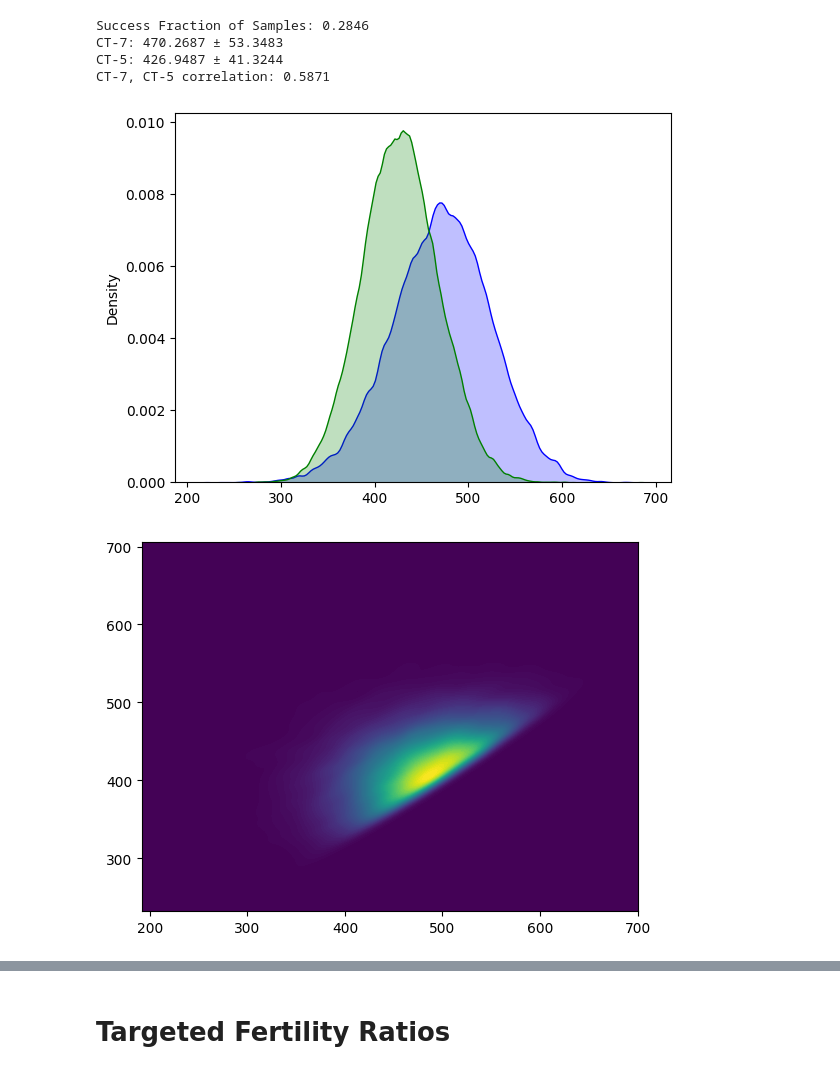
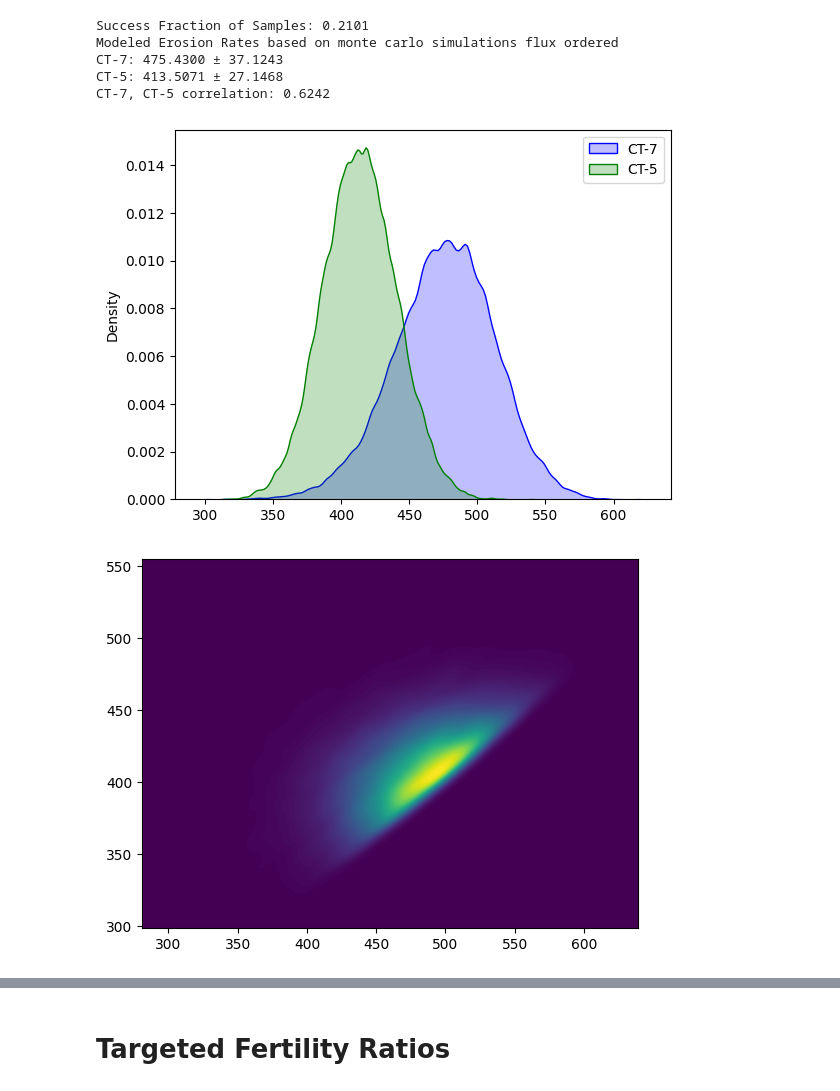
Before and after one commit to glong1321/AndesTG, a Jupyter notebook: Mataquito/Mataquito_quartz_fertilities.ipynb, the cells around one changed output, grey strips where cells are left out. Cells and saved outputs as stored; diff of their text form; code cells hidden in the pictures.

```diff
--- a/Mataquito/Mataquito_quartz_fertilities.ipynb
+++ b/Mataquito/Mataquito_quartz_fertilities.ipynb
@@ -10,0 +57,6 @@ PR = np.array([20.2808125, 13.03263, 5.5128125, 14.3338, 18.1116, 14.672775, 20.
+# %%
+# Load your Excel file into a DataFrame
+df = pd.read_excel('/Users/Glong1/Desktop/Andes/AndesTG/Mataquito/MataquitoSampleData.xlsx')
+
+# Print the DataFrame to display its contents
+print(df)
@@ -28,33 +170,29 @@ CT-2: 94.7823 ± 12.3430
 # %%
-# CT-7 and CT-5:
-
-number_samples = 100000
-
-CT_7_samples = np.random.normal(ER[6], ERU[6], number_samples)
-CT_5_samples = np.random.normal(ER[4], ERU[4], number_samples)
-
-flux_7 = WA[6] * CT_7_samples
-flux_5 = WA[4] * CT_5_samples
-
+np.random.seed(17)
+# Flux ordering CT-7 and CT-5:
+flux_7 = df.loc[6, 'Source_Area'] * CT_7_samples
+flux_5 = df.loc[4, 'Source_Area'] * CT_5_samples
 i1 = np.where(flux_5 > flux_7)
 
 plt.figure()
-
-sns.kdeplot(CT_7_samples[i1], bw_adjust=.5, fill=True, color="blue")
-sns.kdeplot(CT_5_samples[i1], bw_adjust=.5, fill=True, color="green")
+sns.kdeplot(CT_7_samples[i1], bw_adjust=.5, fill=True, color="blue", label="CT-7")
+sns.kdeplot(CT_5_samples[i1], bw_adjust=.5, fill=True, color="green", label="CT-5")
+plt.legend()
 
 plt.figure()
 sns.kdeplot(x=CT_7_samples[i1], y=CT_5_samples[i1], fill=True, thresh=0, levels=100, cmap="viridis")
 
 print("Success Fraction of Samples: {0:6.4f}".format(i1[0].size / number_samples))
+print("Modeled Erosion Rates based on monte carlo simulations flux ordered")
 print("CT-7: {0:6.4f} ± {1:6.4f}".format(np.mean(CT_7_samples[i1]), np.std(CT_7_samples[i1])))
 print("CT-5: {0:6.4f} ± {1:6.4f}".format(np.mean(CT_5_samples[i1]), np.std(CT_5_samples[i1])))
 print("CT-7, CT-5 correlation: {0:6.4f}".format(np.corrcoef(CT_7_samples[i1], CT_5_samples[i1])[0,1]))
 # %% [output]
-Success Fraction of Samples: 0.2846
-CT-7: 470.2687 ± 53.3483
-CT-5: 426.9487 ± 41.3244
-CT-7, CT-5 correlation: 0.5871
+Success Fraction of Samples: 0.2101
+Modeled Erosion Rates based on monte carlo simulations flux ordered
+CT-7: 475.4300 ± 37.1243
+CT-5: 413.5071 ± 27.1468
+CT-7, CT-5 correlation: 0.6242
-[figure, old version]
+[figure, new version]
-[figure, old version]
+[figure, new version]
 # %%
```
Also changed, not shown: parts of 35 cells of this notebook, 3 other files.
